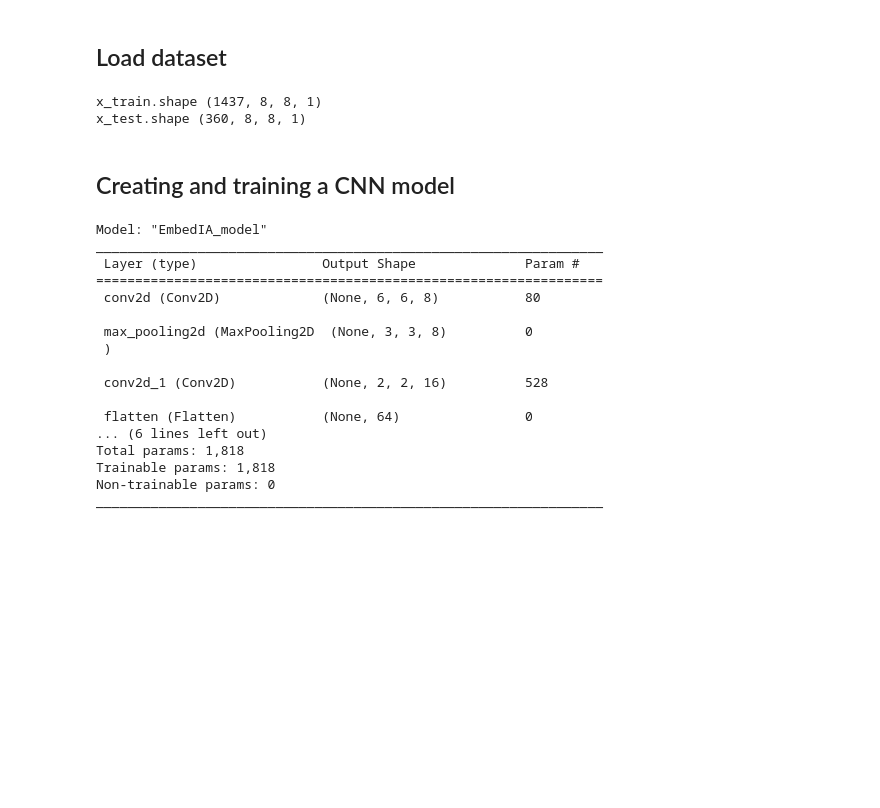
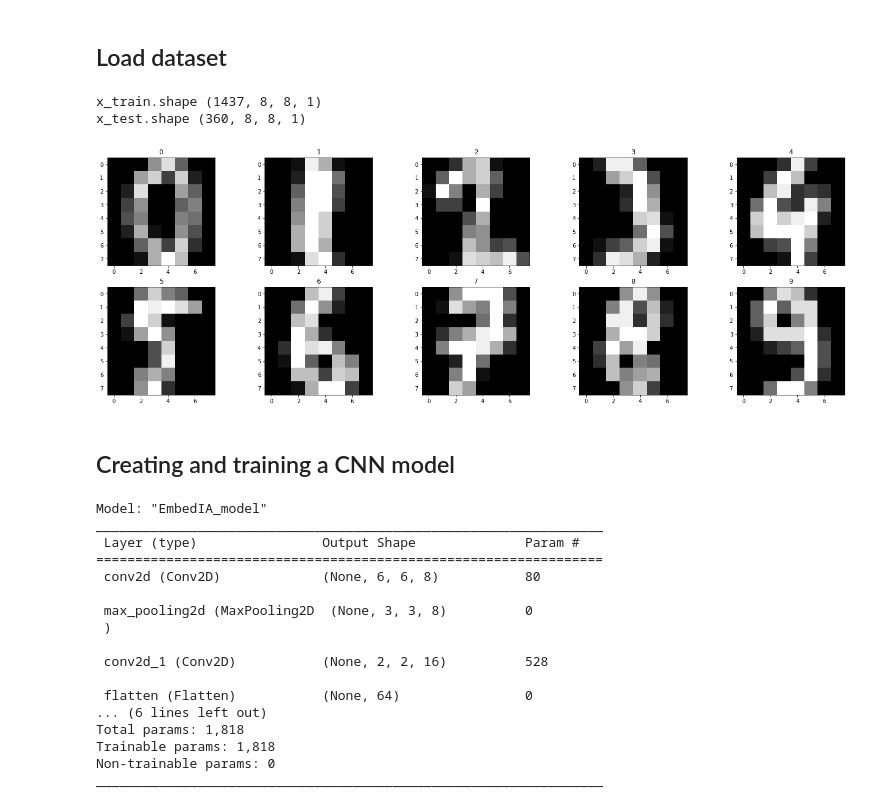
Before and after one commit to Embed-ML/EmbedIA, a Jupyter notebook: Using_EmbedIA.ipynb, the cells around one changed output. Drawn from its saved outputs; the diff is of its cells as text; code cells hidden in the pictures; blank space fills up the shorter version.

```diff
--- a/Using_EmbedIA.ipynb
+++ b/Using_EmbedIA.ipynb
@@ -102,6 +102,20 @@ print('x_test.shape', x_test.shape)
 # %% [output]
 x_train.shape (1437, 8, 8, 1)
 x_test.shape (360, 8, 8, 1)
+# %%
+import matplotlib.pyplot as plt
+import numpy as np
+
+fig, axes = plt.subplots(2, 5, figsize=((5*25)//5, (2*8)//2))
+axes = axes.ravel()
+
+for i in range(10):
+    axes[i].imshow(x_train[np.where(y_train==i)[0][0]], cmap="gray")
+    axes[i].set_title(str(i))
+
+plt.show()
+# %% [output]
+[figure, added]
 # %% [markdown]
 ## Creating and training a CNN model
 # %%
```
Also changed, not shown: parts of 6 cells of this notebook.
